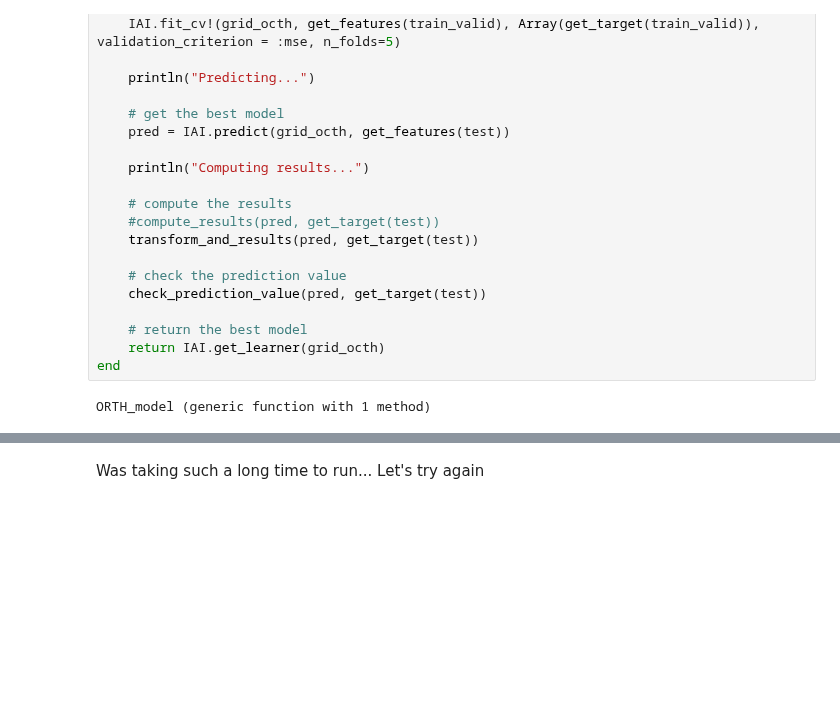
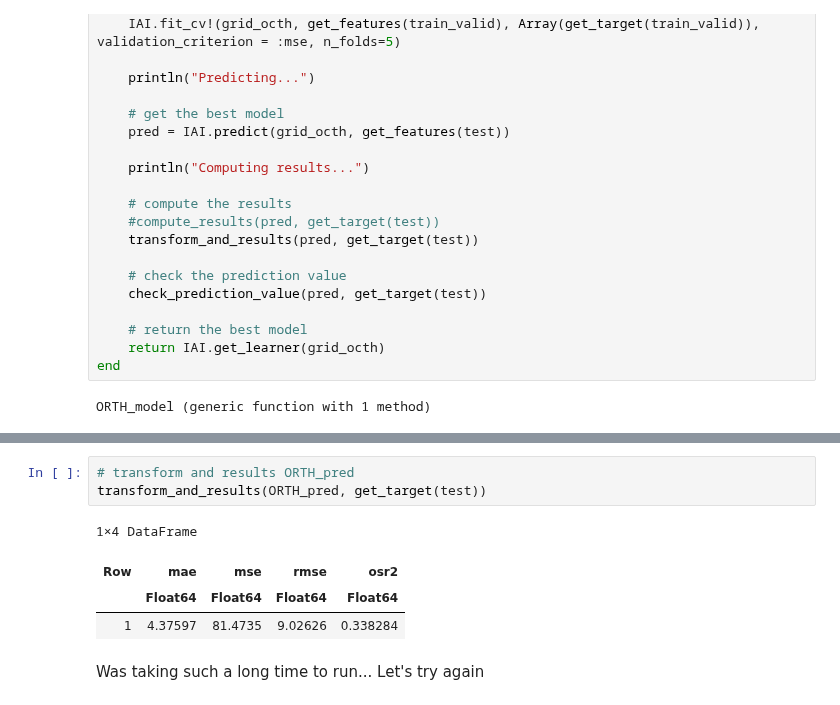
Before and after one commit to azanon00/Transfer_Strategy_Prescription, a Jupyter notebook: code/andrea_models_julia.ipynb, the cells around one changed output, grey strips where cells are left out. Saved outputs shown, nothing was run; the diff lists cells and outputs as text; blank space fills up the shorter version.

```diff
--- a/code/andrea_models_julia.ipynb
+++ b/code/andrea_models_julia.ipynb
@@ -203,3 +213,11 @@ CSV.write("ORTH_pred.csv", DataFrame(pred = ORTH_pred));
+# %%
+# transform and results ORTH_pred
+transform_and_results(ORTH_pred, get_target(test))
+# %% [output]
+1×4 DataFrame
+| Row | mae | mse | rmse | osr2 |
+|  | Float64 | Float64 | Float64 | Float64 |
+| 1 | 4.37597 | 81.4735 | 9.02626 | 0.338284 |
 # %% [markdown]
 Was taking such a long time to run...
 Let's try again
```
Also changed, not shown: parts of 6 cells of this notebook, 9 other files.
